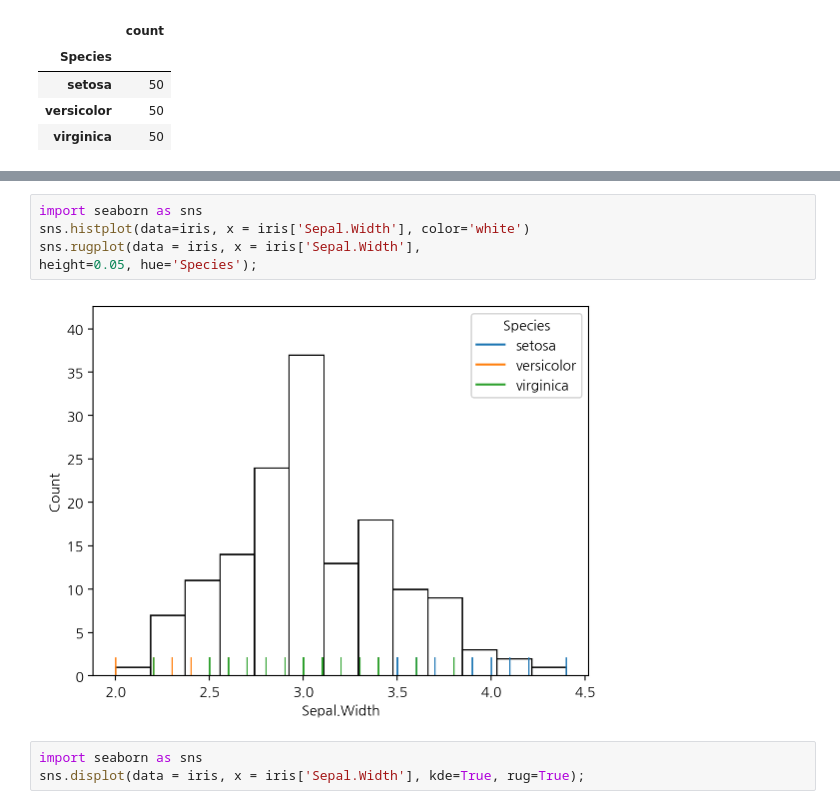
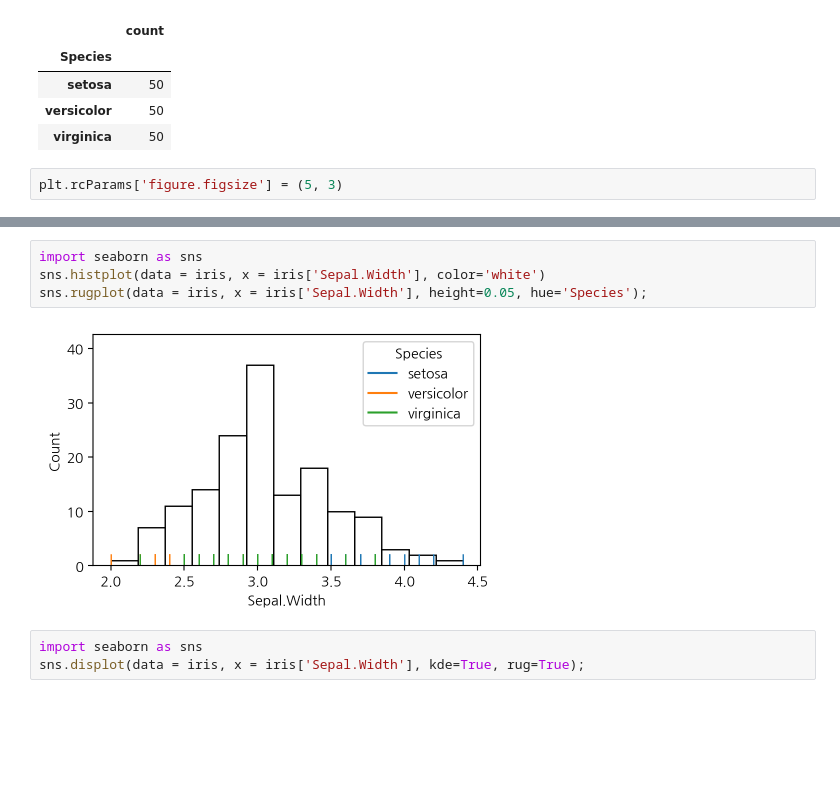
Before and after one commit to andand0912837465-cell/2026-1-BDA, a Jupyter notebook: 10w_data_vis.ipynb, the cells around one changed output, grey strips where cells are left out. Drawn from its saved outputs; the diff is of its cells as text; blank space fills up the shorter version.

```diff
--- a/10w_data_vis.ipynb
+++ b/10w_data_vis.ipynb
@@ -152,5 +171,7 @@ display_side_by_side(iris['Petal.Length'][:5].to_frame(), iris.Species.value_cou
 | setosa | 50 |
 | versicolor | 50 |
 | virginica | 50 |
+# %%
+plt.rcParams['figure.figsize'] = (5, 3)
 # %%
 import matplotlib.pyplot as plt
@@ -196,10 +227,9 @@ sns.rugplot(data=iris, x = iris['Sepal.Width']);
 # %%
 import seaborn as sns
-sns.histplot(data=iris, x = iris['Sepal.Width'], color='white')
-sns.rugplot(data = iris, x = iris['Sepal.Width'],
-height=0.05, hue='Species');
+sns.histplot(data = iris, x = iris['Sepal.Width'], color='white')
+sns.rugplot(data = iris, x = iris['Sepal.Width'], height=0.05, hue='Species');
 # %% [output]
-[figure, old version]
+[figure, new version]
 # %%
 import seaborn as sns
 sns.displot(data = iris, x = iris['Sepal.Width'], kde=True, rug=True);
```
Also changed, not shown: parts of 40 cells of this notebook.
